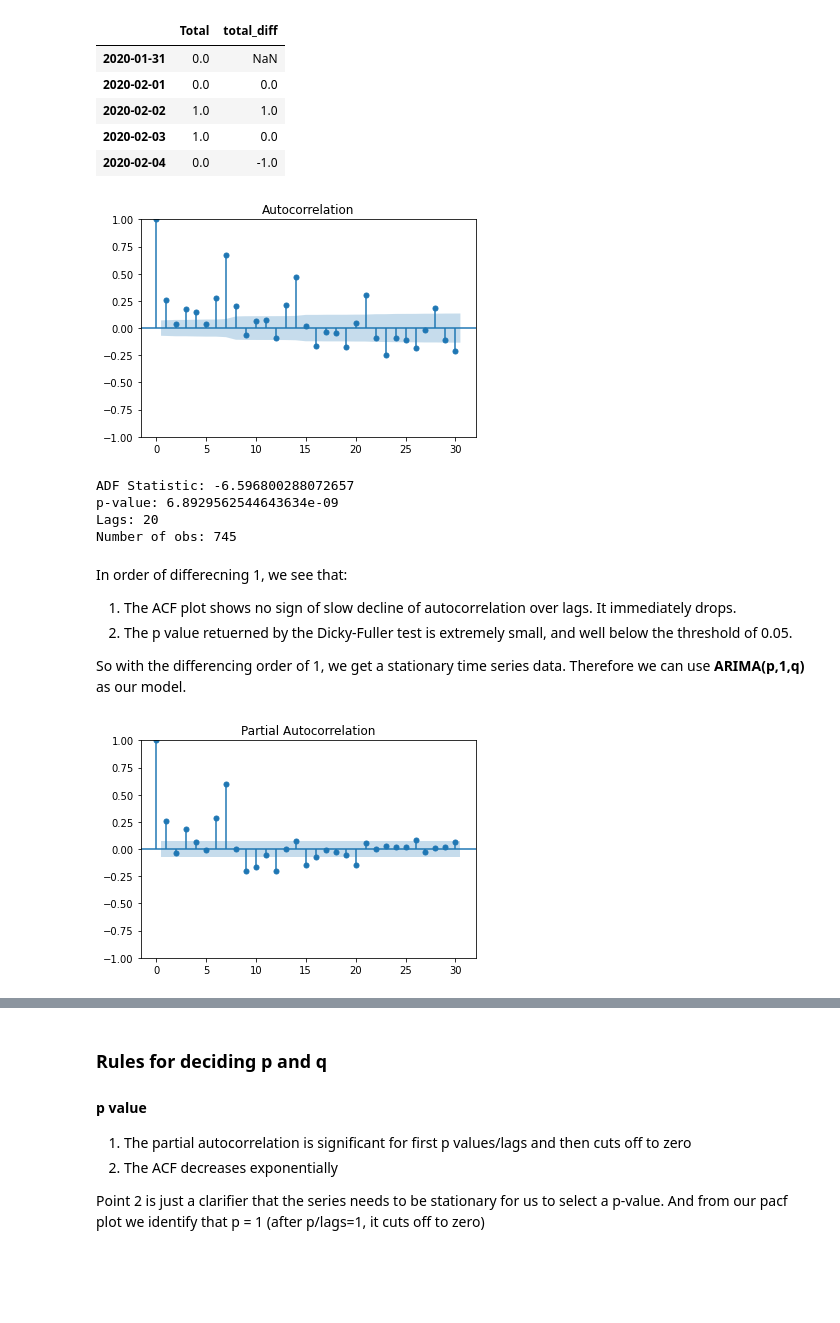
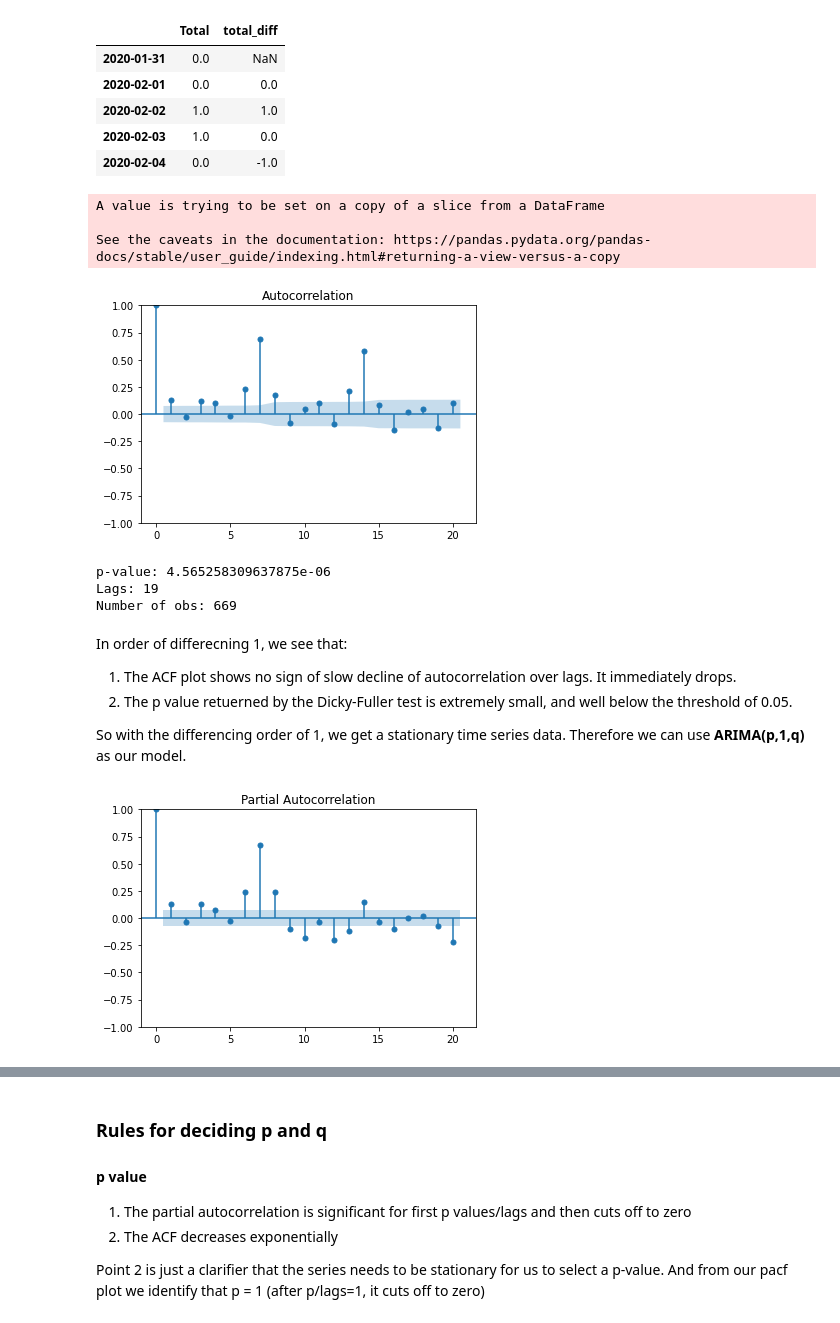
Before and after one commit to majimearun/crux-round3-tasks, a Jupyter notebook: task1/arima.ipynb, the cells around one changed output, grey strips where cells are left out. Drawn from its saved outputs; the diff is of its cells as text; code cells hidden in the pictures; blank space fills up the shorter version.

```diff
--- a/task1/arima.ipynb
+++ b/task1/arima.ipynb
@@ -73,0 +74,5 @@ px.line(confirmed_daily, title="Daily Confirmed Cases in India")
+# %%
+# train test split
+confirmed_daily.index.freq="D"
+train = confirmed_daily[:int(len(confirmed_daily) * 0.9)]
+test = confirmed_daily[int(len(confirmed_daily) * 0.9):]
@@ -102,4 +112,4 @@ Both of these observations are not consistent with the null hypothesis that the
 Our next step is to find the order of differencing for our ARIMA model to convert it into stationary data. i.e, to find d-value of the ARIMA(p,d,q) model.
 # %%
 # trying with diff order = 1
-confirmed_daily["total_diff"] = confirmed_daily["Total"] - confirmed_daily["Total"].shift(1)
+train["total_diff"] = train["Total"].diff()
@@ -113,6 +128,10 @@ confirmed_daily.head()
 | 2020-02-03 | 1.0 | 0.0 |
 | 2020-02-04 | 0.0 | -1.0 |
 # %%
-confirmed_daily.dropna(inplace=True)
+train.dropna(inplace=True)
+# %% [output]
+A value is trying to be set on a copy of a slice from a DataFrame
+
+See the caveats in the documentation: https://pandas.pydata.org/pandas-docs/stable/user_guide/indexing.html#returning-a-view-versus-a-copy
 # %%
 fig = go.Figure()
@@ -120,14 +139,13 @@ fig.add_trace(go.Scatter(x=confirmed_daily.index, y=confirmed_daily["total_diff"
 # %%
-acf = plot_acf(confirmed_daily["total_diff"], lags=30)
+acf = plot_acf(train["total_diff"], lags=20)
 # %% [output]
-[figure, old version]
+[figure, new version]
 # %%
-adfuller_test(confirmed_daily["total_diff"])
+adfuller_test(train["total_diff"])
 # %% [output]
-ADF Statistic: -6.596800288072657
-p-value: 6.8929562544643634e-09
-Lags: 20
-Number of obs: 745
+p-value: 4.565258309637875e-06
+Lags: 19
+Number of obs: 669
 # %% [markdown]
 In order of differecning 1, we see that:
 
@@ -138,7 +156,7 @@ So with the differencing order of 1, we get a stationary time series data. There
 # %%
 # finding p and q values of new staionary time series
 from statsmodels.graphics.tsaplots import plot_pacf
-pacf = plot_pacf(confirmed_daily["total_diff"], lags=30, method="ywm")
+pacf = plot_pacf(train["total_diff"], lags=20, method="ywm")
 # %% [output]
-[figure, old version]
+[figure, new version]
 # %%
```
Also changed, not shown: parts of 31 cells of this notebook.
